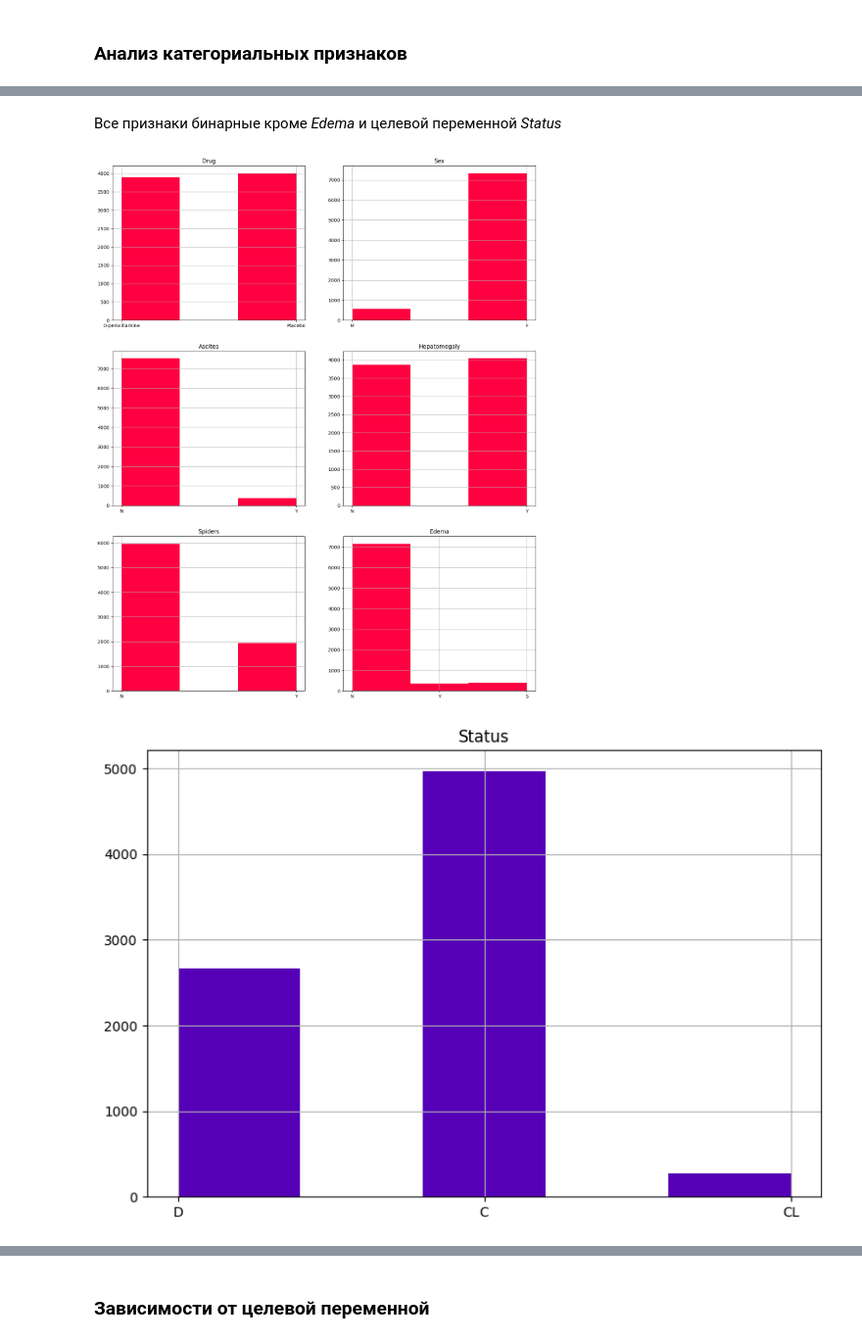
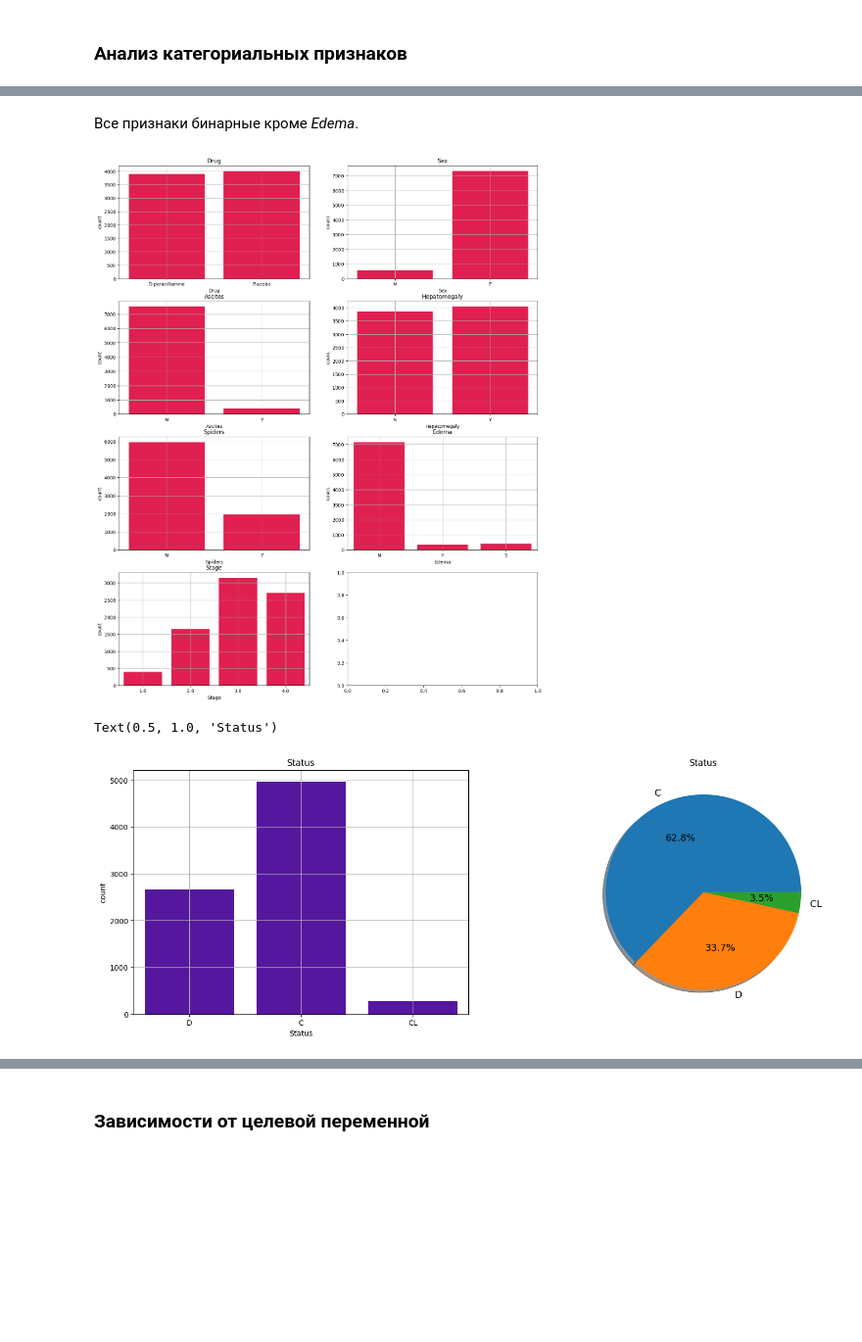
Before and after one commit to horacemtb/cirrhosis-survival-prediction, a Jupyter notebook: notebooks/drafts/eda_valya.ipynb, the cells around one changed output, grey strips where cells are left out. Shown at 98% size. Drawn from its saved outputs; the diff is of its cells as text; code cells hidden in the pictures; blank space fills up the shorter version.

```diff
--- a/notebooks/drafts/eda_valya.ipynb
+++ b/notebooks/drafts/eda_valya.ipynb
@@ -56,7 +56,7 @@ import matplotlib.pyplot as plt
 import numpy as np
 import seaborn as sns
 # %%
-data = pd.read_csv('../data/train.csv')
+data = pd.read_csv('../../data/train.csv')
 # %%
 data.head()
 # %% [output]
@@ -195,28 +267,34 @@ data[cat_data].describe()
 # %% [markdown]
-Все признаки бинарные кроме *Edema* и целевой переменной *Status*
+Все признаки бинарные кроме *Edema*.
 # %%
 width = 2
-height = int(np.ceil(len(cat_data[:-1])/width))
+height = int(np.ceil(len(cat_data)/width))
 fig, ax = plt.subplots(nrows=height, ncols=width, figsize=(16,20))
 
-for idx, column_name in enumerate(cat_data[:-1]):
+for idx, column_name in enumerate(cat_data):
     plt.figure(fig)
     plt.subplot(height,width, idx+1)
-    plt.hist(x=data[column_name], bins=3, color="#FF0040")
+    sns.countplot(x=data[column_name], color="#FF0040")
     plt.title(column_name)
     plt.grid()
 # %% [output]
-[figure, old version]
+[figure, new version]
 # %%
 #Распределение целевой переменной
 y = data['Status']
+y_count = y.value_counts()
+# print(list(y_count.index))
+y_label = list(y_count.index)
+fig, ax = plt.subplots(nrows=1, ncols=2, figsize=(18,6))
+sns.countplot(x=data['Status'], color="#5500B6", ax=ax[0])
+ax[0].set_title('Status')
+ax[0].grid()
 
-fig, ax = plt.subplots(nrows=1, ncols=1, figsize=(9,6))
-plt.hist(x=data['Status'], bins=5, color="#5500B6")
-plt.title('Status')
-plt.grid()
+ax[1].pie(y_count, labels = y_label, shadow=True, autopct='%1.1f%%', textprops={'fontsize': 13})
+ax[1].set_title('Status')
 # %% [output]
+Text(0.5, 1.0, 'Status')
-[figure, old version]
+[figure, new version]
 # %%
 data[cat_data].isna().sum()
 # %% [output]
```
Also changed, not shown: parts of 17 cells of this notebook.
